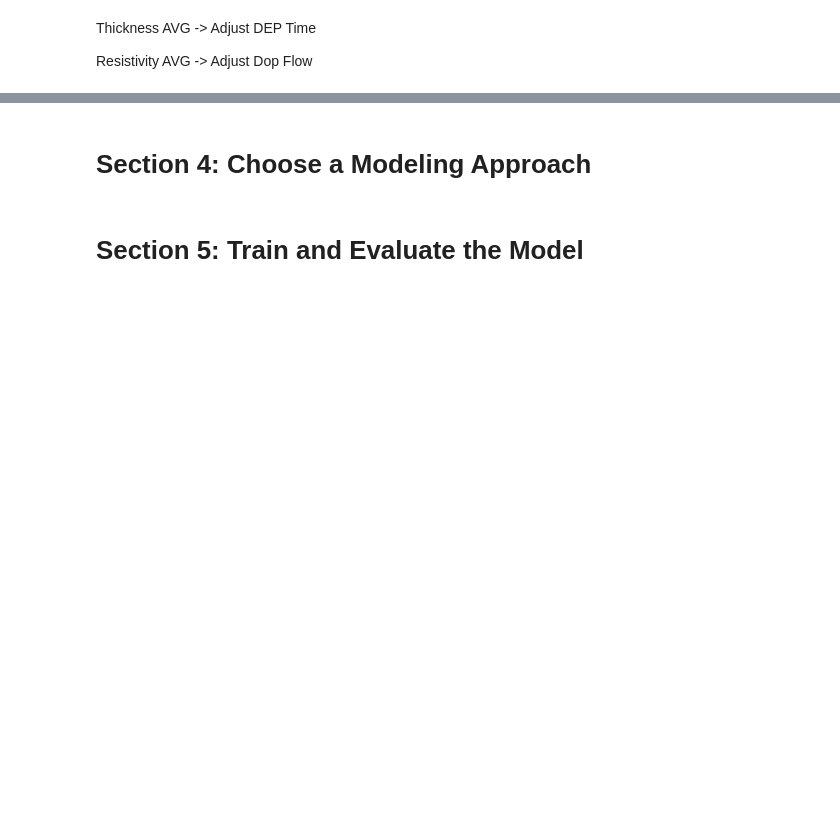
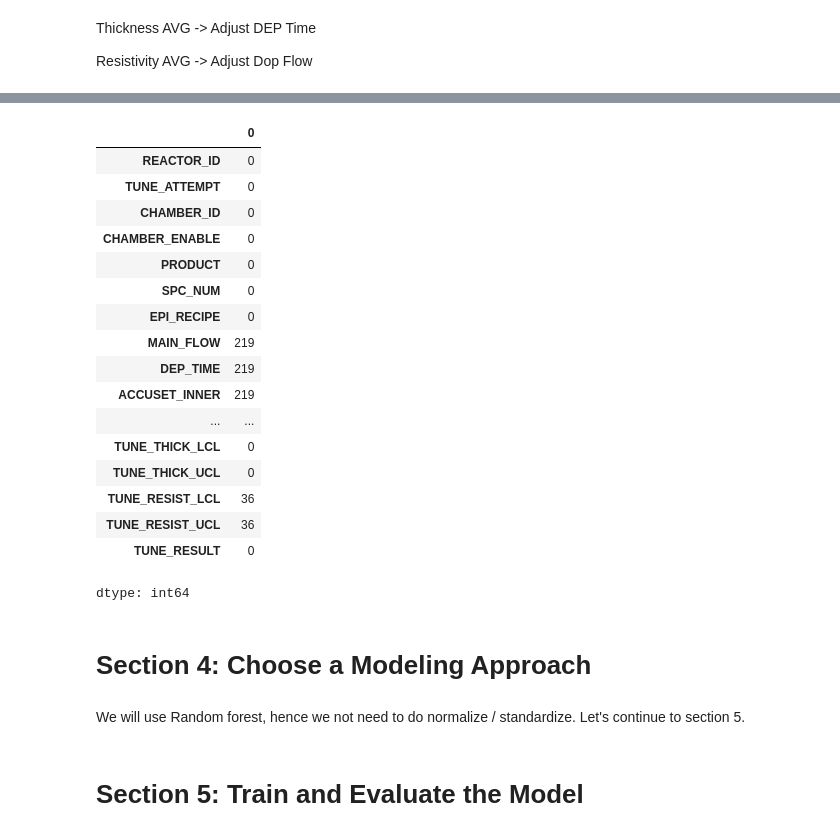
Before and after one commit to melvintcs/EPS_AI, a Jupyter notebook: IPP-1.ipynb, the cells around one changed output, grey strips where cells are left out. Cells and saved outputs as stored; diff of their text form; code cells hidden in the pictures; blank space fills up the shorter version.

```diff
--- a/IPP-1.ipynb
+++ b/IPP-1.ipynb
@@ -47,0 +95,21 @@ Resistivity AVG -> Adjust Dop Flow
+# %%
+df_encoded.isnull().sum()
+# %% [output]
+|  | 0 |
+| REACTOR_ID | 0 |
+| TUNE_ATTEMPT | 0 |
+| CHAMBER_ID | 0 |
+| CHAMBER_ENABLE | 0 |
+| PRODUCT | 0 |
+| SPC_NUM | 0 |
+| EPI_RECIPE | 0 |
+| MAIN_FLOW | 219 |
+| DEP_TIME | 219 |
+| ACCUSET_INNER | 219 |
+| ... | ... |
+| TUNE_THICK_LCL | 0 |
+| TUNE_THICK_UCL | 0 |
+| TUNE_RESIST_LCL | 36 |
+| TUNE_RESIST_UCL | 36 |
+| TUNE_RESULT | 0 |
+dtype: int64
@@ -48,4 +119,6 @@ Resistivity AVG -> Adjust Dop Flow
 # %% [markdown]
 # **Section 4: Choose a Modeling Approach**
+# %% [markdown]
+We will use Random forest, hence we not need to do normalize / standardize. Let's continue to section 5.
 # %% [markdown]
 # **Section 5: Train and Evaluate the Model**
```
Also changed, not shown: parts of 8 cells of this notebook.
